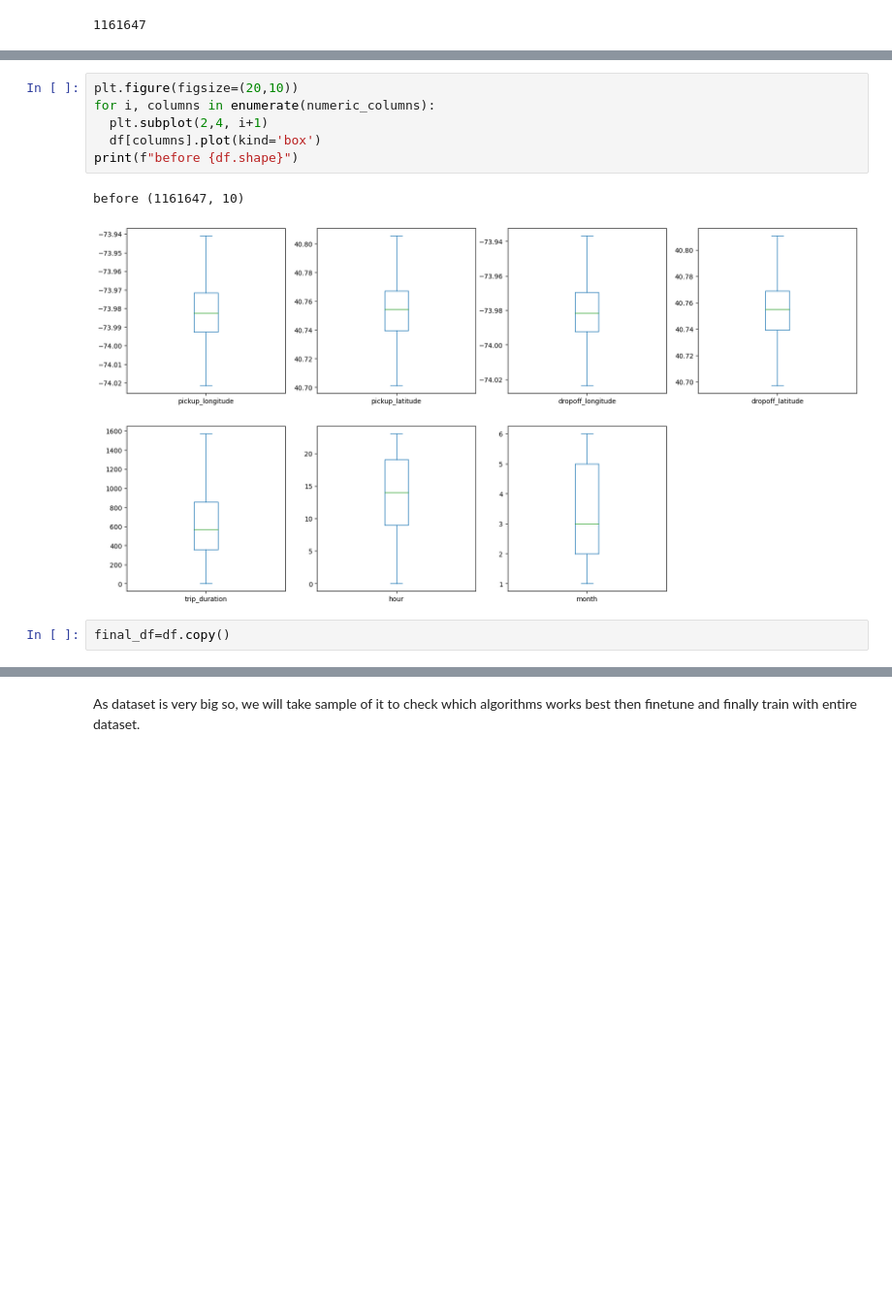
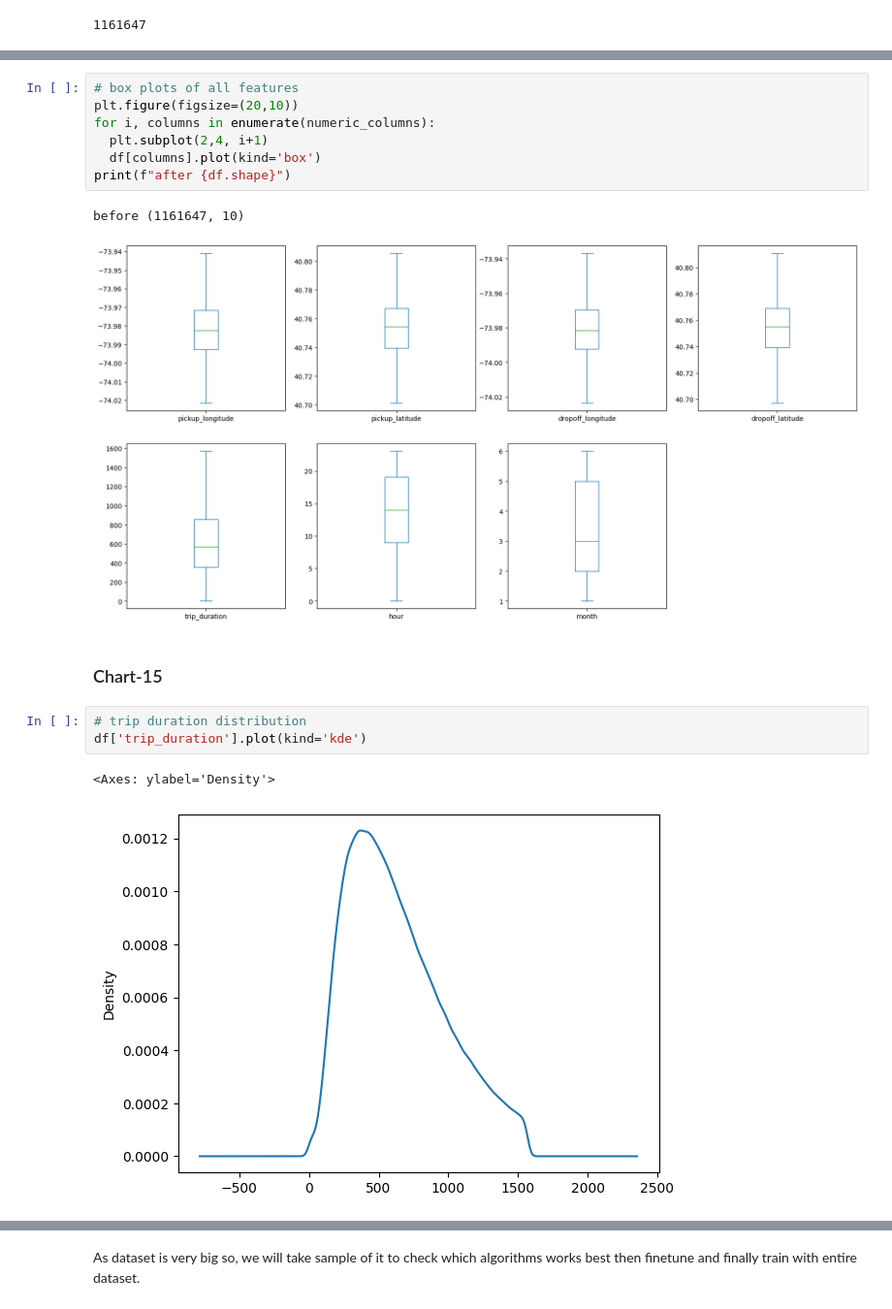
Before and after one commit to Ksangi/NYC_Taxi_trip_Time_Prediction_Project, a Jupyter notebook: NYC_Taxi_Trip_Time_Predictionipynb.ipynb, the cells around one changed output, grey strips where cells are left out. Shown at 97% size. Drawn from its saved outputs; the diff is of its cells as text; blank space fills up the shorter version.

```diff
--- a/NYC_Taxi_Trip_Time_Predictionipynb.ipynb
+++ b/NYC_Taxi_Trip_Time_Predictionipynb.ipynb
@@ -558,11 +473,18 @@ df.shape[0]
 # %%
+# box plots of all features
 plt.figure(figsize=(20,10))
 for i, columns in enumerate(numeric_columns):
   plt.subplot(2,4, i+1)
   df[columns].plot(kind='box')
-print(f"before {df.shape}")
+print(f"after {df.shape}")
 # %% [output]
 before (1161647, 10)
 [figure]
-# %%
-final_df=df.copy()
+# %% [markdown]
+### Chart-15
+# %%
+# trip duration distribution
+df['trip_duration'].plot(kind='kde')
+# %% [output]
+<Axes: ylabel='Density'>
+[figure, added]
```
Also changed, not shown: parts of 86 cells of this notebook.
